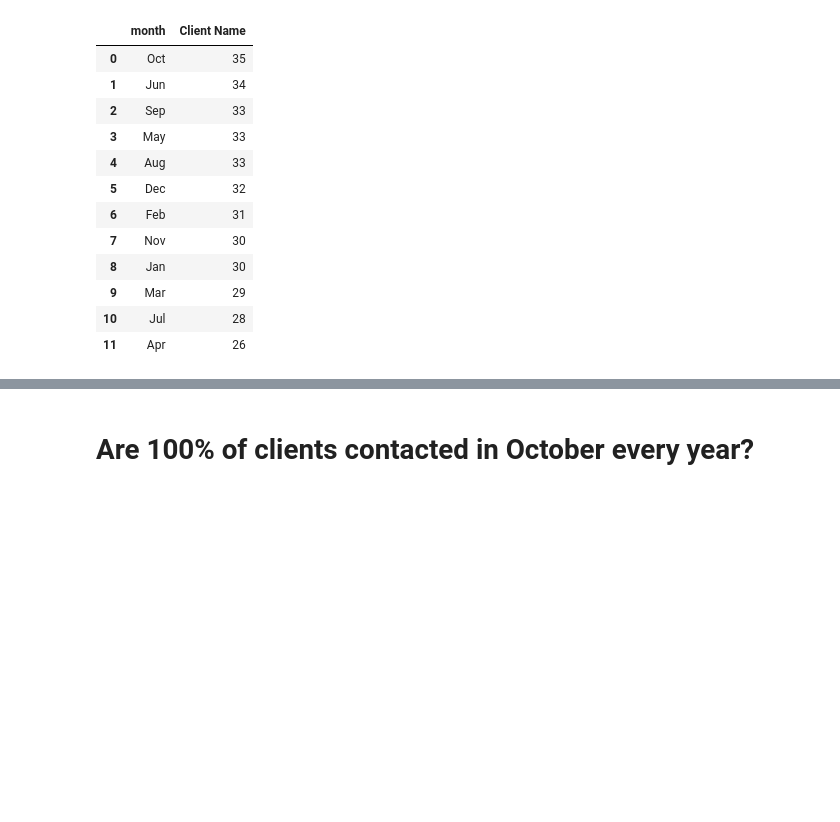
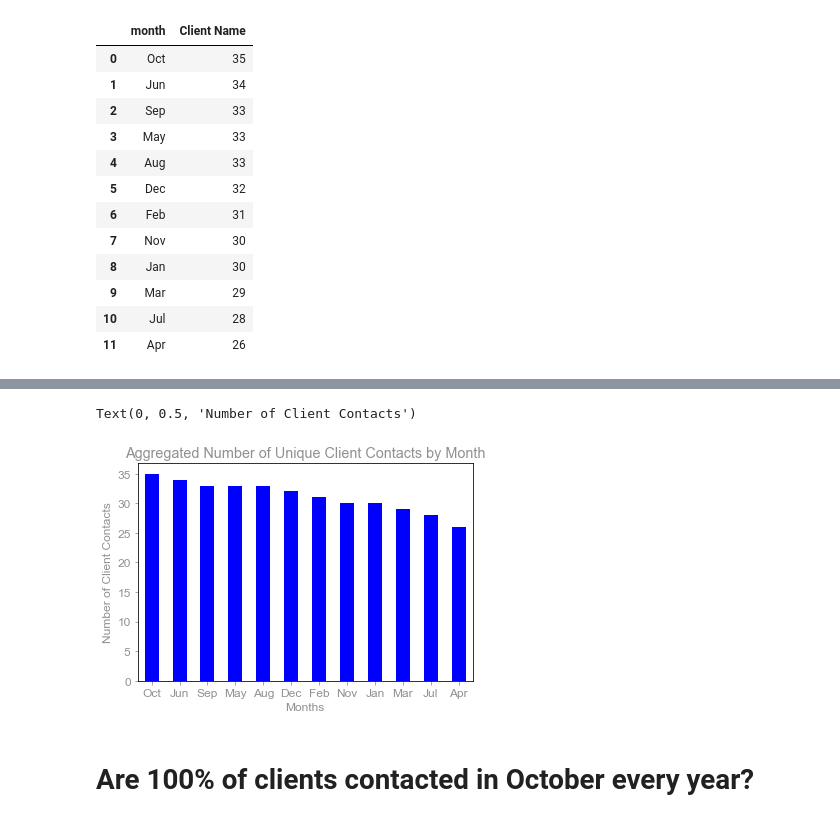
Before and after one commit to robertspeta/launch_month, a Jupyter notebook: contacts_analysis.ipynb, the cells around one changed output, grey strips where cells are left out. Drawn from its saved outputs; the diff is of its cells as text; code cells hidden in the pictures; blank space fills up the shorter version.

```diff
--- a/contacts_analysis.ipynb
+++ b/contacts_analysis.ipynb
@@ -67,2 +107,10 @@ unique_client_contacts
+# %%
+ax = unique_contacts.plot.bar(rot=0,color='b')
+plt.title("Aggregated Number of Unique Client Contacts by Month")
+plt.xlabel("Months")
+plt.ylabel("Number of Client Contacts")
+# %% [output]
+Text(0, 0.5, 'Number of Client Contacts')
+[figure, added]
 # %% [markdown]
 # Are 100% of clients contacted in October every year?
```
Also changed, not shown: parts of 28 cells of this notebook.
